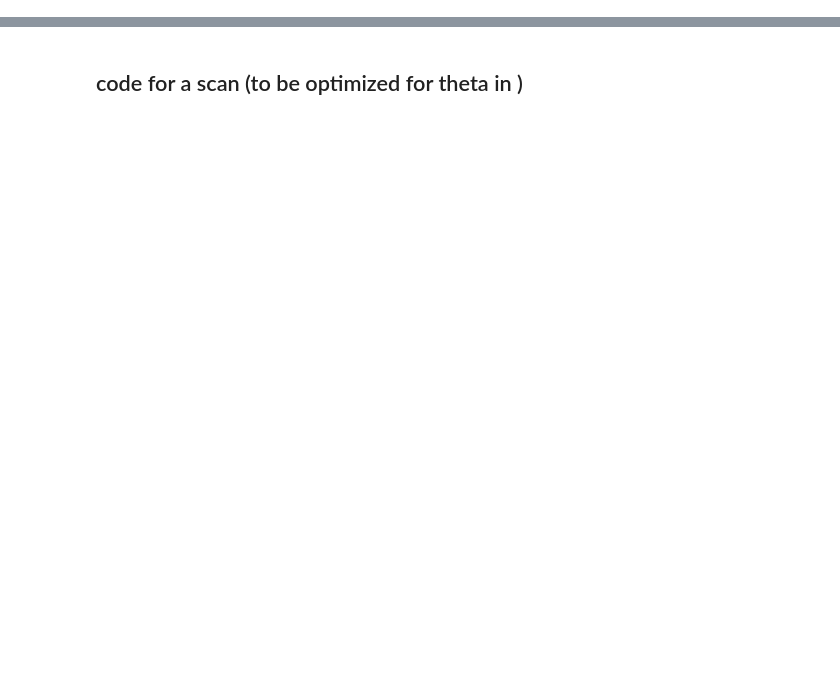
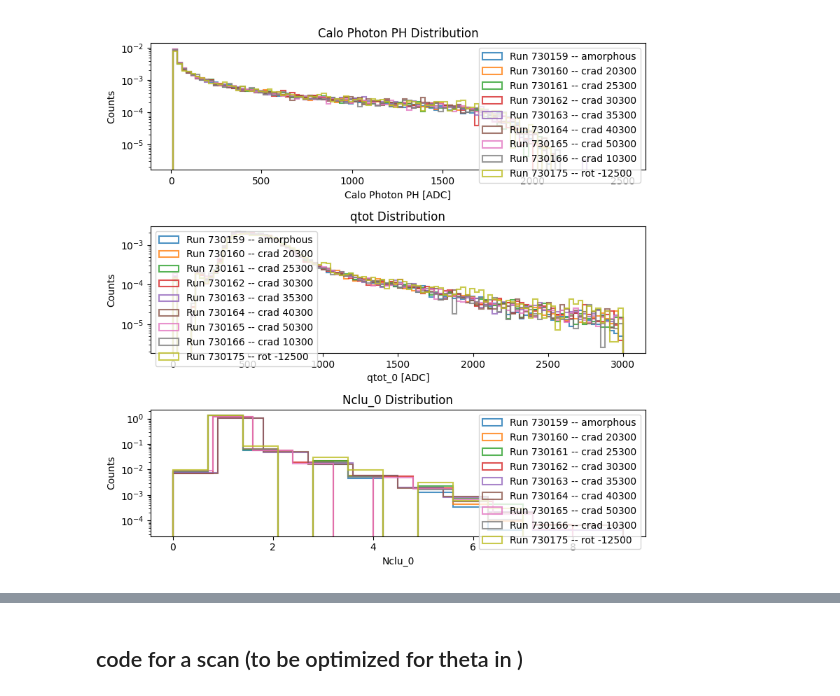
Before and after one commit to Ncanale/eplusBOOST_2025_T9, a Jupyter notebook: compare_epBOOST.ipynb, the cells around one changed output, grey strips where cells are left out. Cells and saved outputs as stored; diff of their text form; code cells hidden in the pictures; blank space fills up the shorter version.

```diff
--- a/compare_epBOOST.ipynb
+++ b/compare_epBOOST.ipynb
@@ -178,0 +182,82 @@ plt.show()
+# %%
+x_cry_cut = [4.6, 4.9]
+y_cry_cut = [4.7, 5.15]
+ph_calo_high = 10
+
+fig2, ax2 = plt.subplots(2, figsize=(8, 9))
+fig, ax = plt.subplots(3, figsize=(8, 8))
+
+# Containers
+rots = []
+crads = []
+mean_ph_calo = []
+mean_qtot0 = []
+mean_nclu0 = []
+
+for i, run_number in enumerate(run_list):
+    x1, y1, x2, y2, x3, y3, xcry, ycry, ph_calo_photon, ph_cherry1, \
+    theta_x_in, theta_y_in, theta_x_out, theta_y_out, tm, qtot, nclu, info_plus,xinfo = file_loader(run_number)
+
+    logi = ph_cherry1>th_cherry1 & (xcry>x_cry_cut[0]) & (xcry<x_cry_cut[1]) & (ycry>y_cry_cut[0]) & (ycry<y_cry_cut[1])
+
+    ax[0].hist(ph_calo_photon[logi],bins =100 ,range = (10,2500), label =f'Run {run_number} -- {labels[i]}',density= True, **opt_hist)
+
+    ax[1].hist(qtot[:,0][logi],bins =100 ,range = (0,3000), label =f'Run {run_number} -- {labels[i]}',density= True, **opt_hist)
+
+    ax[2].hist(nclu[:,0][logi], label =f'Run {run_number} -- {labels[i]}',density= True, **opt_hist)
+
+    logi_mean = logi & ((ph_calo_photon > ph_calo_high)) # | (ph_calo_photon < ph_calo_low))
+    mean_ph_calo.append(np.mean(ph_calo_photon[logi_mean]))
+    mean_qtot0.append(np.mean(qtot[:, 0][logi_mean]))
+    mean_nclu0.append(np.mean(nclu[:, 0][logi_mean]))
+    print(f'{run_number} -- N spill: {info_plus[:,0][-1]} -- events: {len(ph_calo_photon)} -- evs/spill: {len(ph_calo_photon)/info_plus[:,0][-1]:.0f}')
+
+    # Extract xinfo[:,1] unique value
+    rot = np.unique(xinfo[:, 0])
+    crad = np.unique(xinfo[:, 1])
+    print(rot, crad)
+    rots.append(rot[0])
+    crads.append(crad[0])
+
+    # Info
+    print(f'{run_number} -- N spill: {info_plus[:,0][-1]} -- events: {len(ph_calo_photon)} -- evs/spill: {len(ph_calo_photon)/info_plus[:,0][-1]:.0f}')
+
+# Plot formatting
+titles = ['Calo Photon PH Distribution', 'qtot Distribution', 'Nclu_0 Distribution']
+xlabels = ['Calo Photon PH [ADC]', 'qtot_0 [ADC]', 'Nclu_0']
+
+for i in range(3):
+    ax[i].set_xlabel(xlabels[i])
+    ax[i].set_ylabel('Counts')
+    ax[i].set_title(titles[i])
+    ax[i].legend()
+    ax[i].set_yscale('log')
+
+# Mean plot
+ax2[0].scatter(rots[:1], mean_ph_calo[:1], marker='o', label=f'Mean Calo PH (> {ph_calo_high} ADC)')
+ax2[0].scatter(rots[:1], mean_qtot0[:1], marker='s', label='Mean qtot[0]')
+ax2[0].scatter(rots[:1], mean_nclu0[:1], marker='^', label='Mean nclu[0]')
+# ax2[0].set_xticks(rots[:1])
+# ax2[0].set_xticklabels([str(int(val)) for val in rots], rotation=45)
+
+ax2[0].set_xlabel('rot value')
+ax2[0].set_ylabel('Mean Value')
+ax2[0].set_title('Mean Histogram Values per Run')
+ax2[0].legend(loc ='lower right')
+ax2[0].grid(True)
+
+ax2[1].scatter(crads, mean_ph_calo, marker='o', label=f'Mean Calo PH (> {ph_calo_high} ADC)')
+ax2[1].scatter(crads, mean_qtot0, marker='s', label='Mean qtot[0]')
+ax2[1].scatter(crads, mean_nclu0, marker='^', label='Mean nclu[0]')
+# ax2[1].set_xticks(crad)
+# ax2[1].set_xticklabels([str(int(val)) for val in crads], rotation=45)
+
+ax2[1].set_xlabel('crad value')
+ax2[1].set_ylabel('Mean Value')
+ax2[1].set_title('Mean Histogram Values per Run')
+ax2[1].legend(loc ='lower right')
+ax2[1].grid(True)
+
+plt.tight_layout()
+plt.show()
+# %% [output]
@@ -178,0 +281 @@ plt.show()
+[figure, added]
```
Also changed, not shown: parts of 7 cells of this notebook, 1 other file.
